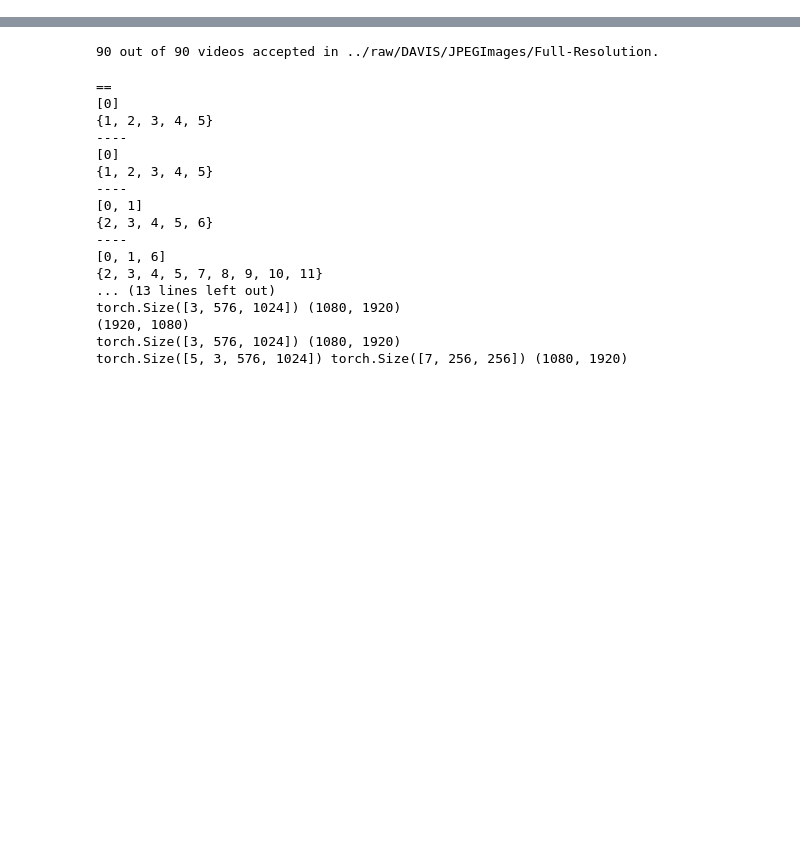
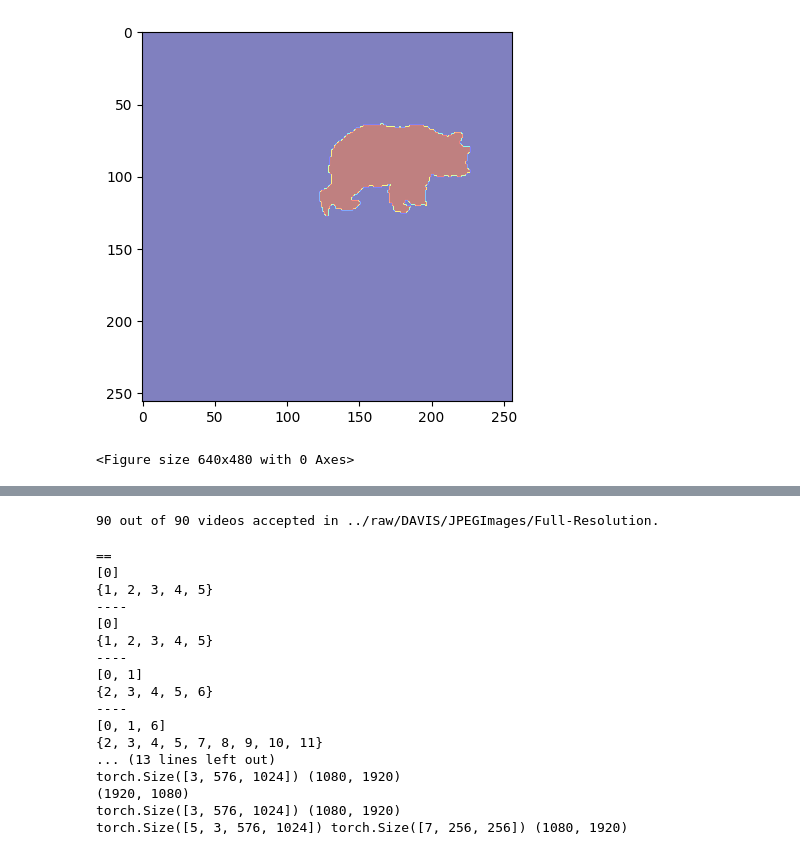
Before and after one commit to SpiderNitt/project-c, a Jupyter notebook: dataloaders/davis_testing.ipynb, the cells around one changed output, grey strips where cells are left out. Saved outputs shown, nothing was run; the diff lists cells and outputs as text; code cells hidden in the pictures; blank space fills up the shorter version.

```diff
--- a/dataloaders/davis_testing.ipynb
+++ b/dataloaders/davis_testing.ipynb
@@ -20,0 +97,8 @@ array([0, 1])
+# %%
+for i in range(1):
+    # plt.imshow(x[0]['image'][i][0], cmap='gray')
+    plt.imshow(x[0]['prev_masks'][i][0], cmap='jet', alpha=0.5)
+    plt.figure()
+# %% [output]
+[figure, added]
+<Figure size 640x480 with 0 Axes>
```
Also changed, not shown: parts of 13 cells of this notebook, 4 other files.
